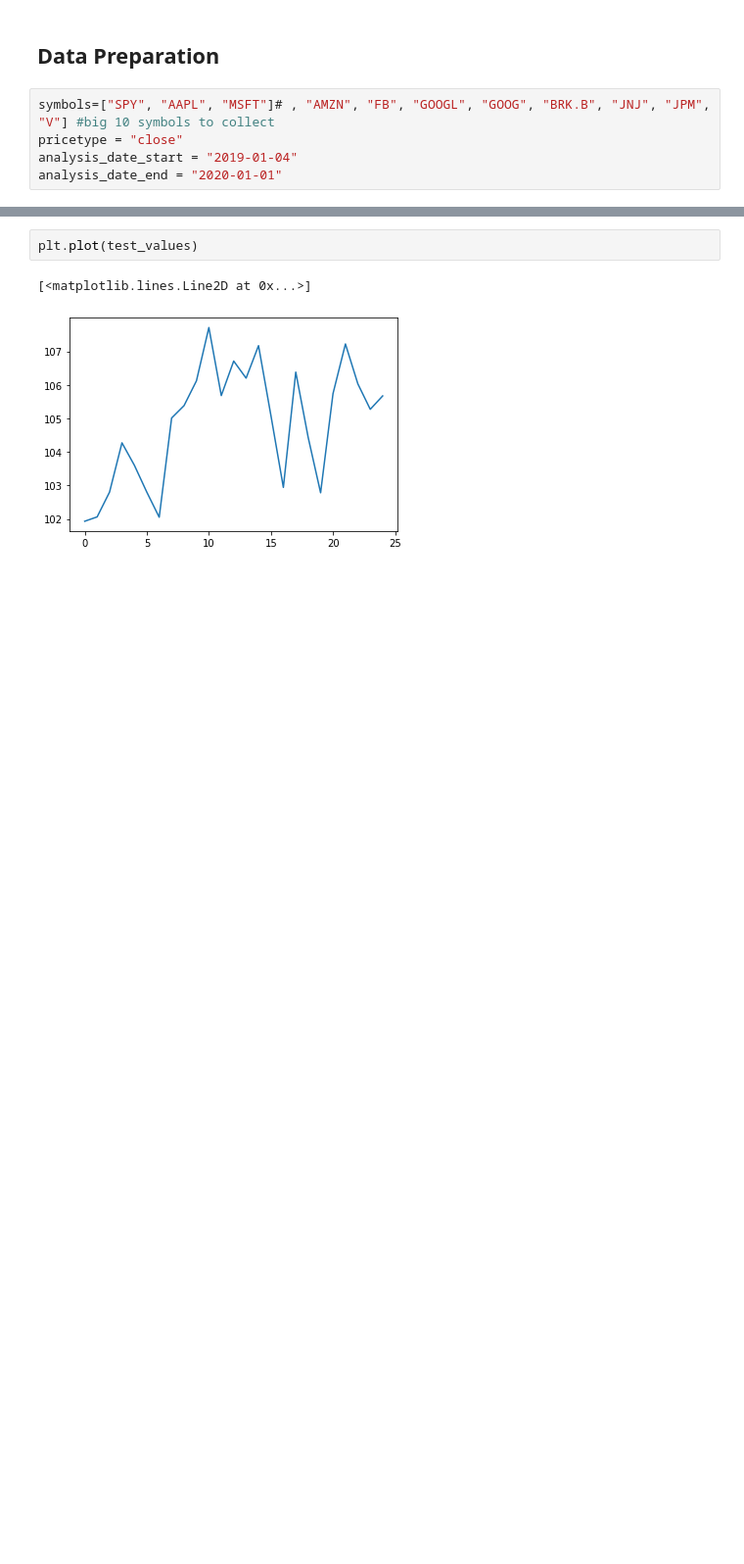
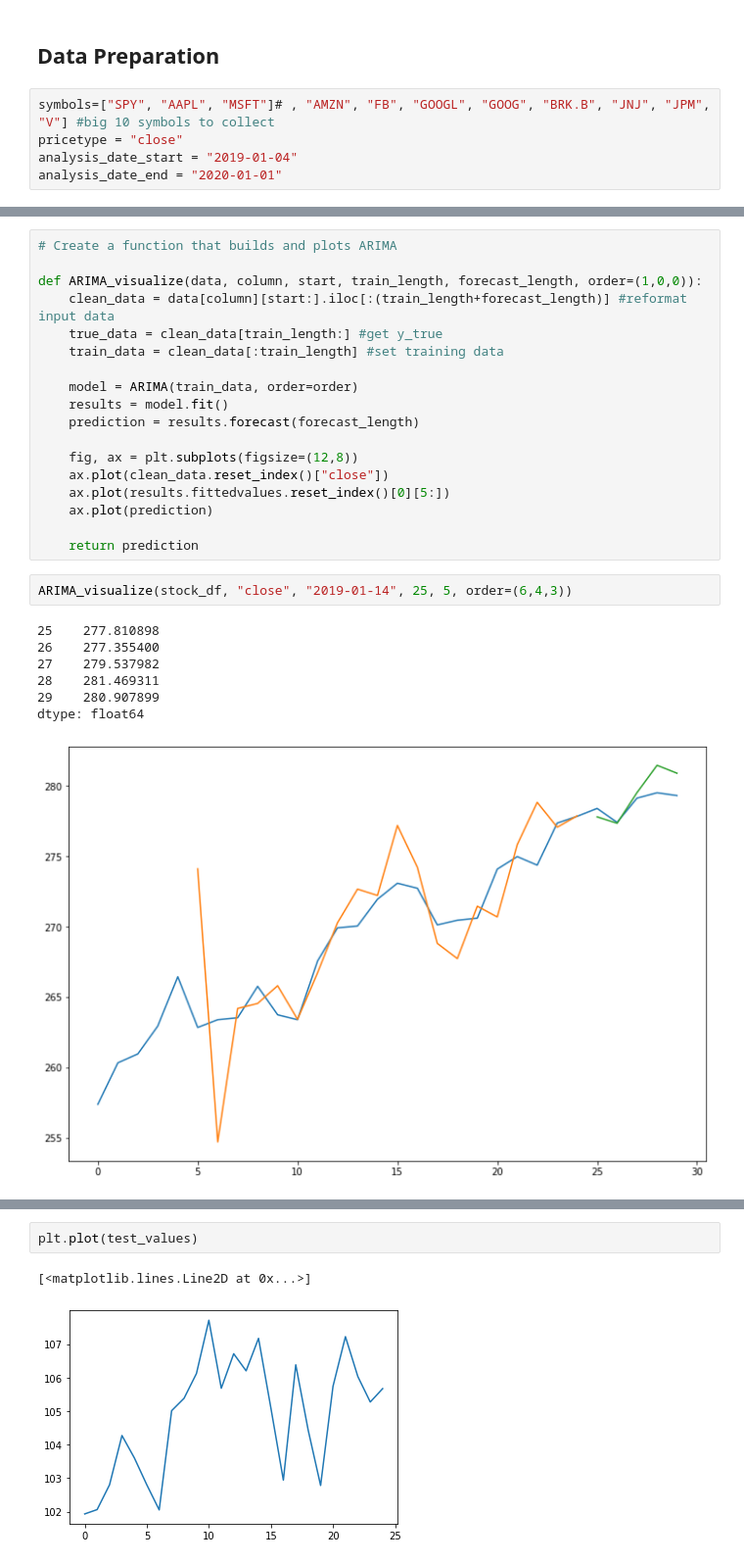
Before and after one commit to yunghanjeong/fitsnbits, a Jupyter notebook: notebooks/arima_auto_model.ipynb, the cells around one changed output, grey strips where cells are left out. Shown at 98% size. Cells and saved outputs as stored; diff of their text form; blank space fills up the shorter version.

```diff
--- a/notebooks/arima_auto_model.ipynb
+++ b/notebooks/arima_auto_model.ipynb
@@ -61,0 +143,28 @@ stock_df
+# %%
+# Create a function that builds and plots ARIMA
+
+def ARIMA_visualize(data, column, start, train_length, forecast_length, order=(1,0,0)):
+    clean_data = data[column][start:].iloc[:(train_length+forecast_length)] #reformat input data
+    true_data = clean_data[train_length:] #get y_true
+    train_data = clean_data[:train_length] #set training data
+
+    model = ARIMA(train_data, order=order)
+    results = model.fit()
+    prediction = results.forecast(forecast_length)
+
+    fig, ax = plt.subplots(figsize=(12,8))
+    ax.plot(clean_data.reset_index()["close"])
+    ax.plot(results.fittedvalues.reset_index()[0][5:])
+    ax.plot(prediction)
+
+    return prediction
+# %%
+ARIMA_visualize(stock_df, "close", "2019-01-14", 25, 5, order=(6,4,3))
+# %% [output]
+25    277.810898
+26    277.355400
+27    279.537982
+28    281.469311
+29    280.907899
+dtype: float64
+[figure, added]
```
Also changed, not shown: parts of 24 cells of this notebook, 1 other file.
